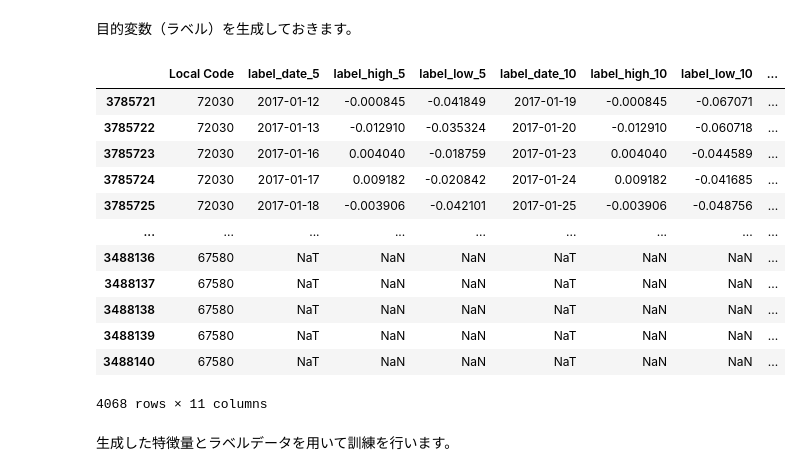
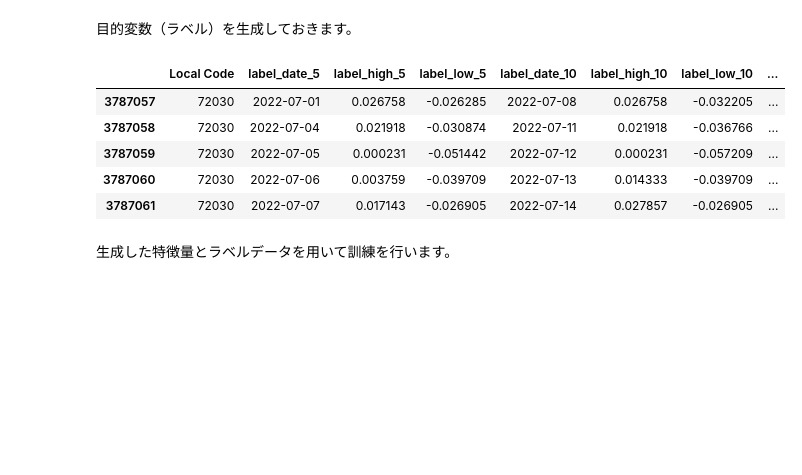
Before and after one commit to dakimura/jquants-sample, a Jupyter notebook: predictor.ipynb, the cells around one changed output. Drawn from its saved outputs; the diff is of its cells as text; code cells hidden in the pictures; blank space fills up the shorter version.

```diff
--- a/predictor.ipynb
+++ b/predictor.ipynb
@@ -63,22 +63,18 @@ stock_labels_csvfile_path = STORAGE_DIR_PATH + "/stock_labels.csv.gz"
 model_dir = STORAGE_DIR_PATH + "/model/"
 
 # デバッグ用の銘柄
-example_codes = [72030, 92010, 67580] # toyota, jal, sony (特に意味はない)
+example_codes = [72030, 92010, 67580] # toyota, jal, sony (特に銘柄選定に意味はないです)
 
-TRAIN_START = "2017-01-01"
-TRAIN_END = "2019-12-31"
-TEST_START = "2020-01-01"
-TEST_END = "2020-11-15"
+# トレーニング・検証データ期間
+train_start_dt: datetime = datetime(2017, 1, 1)
+train_end_dt: datetime = datetime(2020,11,30)
 
 # 訓練結果を保存するファイルパス
 model_path = STORAGE_DIR_PATH + "/model"
 
-# データを使用する期間
-start_dt: datetime = datetime(2017, 1, 1) #, tzinfo=tz.gettz("Asia/Tokyo"))
-end_dt: datetime = datetime(2022, 7, 31) #, tzinfo=tz.gettz("Asia/Tokyo"))
-
-target_date = datetime(2022, 7, 24)
-output_start_dt = datetime(2017, 7, 24)
+# テスト・評価期間
+test_start_dt: datetime = datetime(2021, 1, 1)
+test_end_dt: datetime = datetime(2022, 6, 30)
 # %% [markdown]
 ## データセットの読み込み
 
@@ -629,7 +611,10 @@ get_financial(stock_fin, example_codes[1])
 目的変数（ラベル）を生成しておきます。
 # %%
 def create_label_high_low(stock_code:int, target_date:datetime, lookaheads:List[int], stock_price:pd.DataFrame):
-   df_price = stock_price.loc[(stock_price["Local Code"] == stock_code) & (stock_price["base_date"] <= target_date)].copy()
+   #memo: 例えばtarget_dateが2022-08-01, lookaheads=[1,5,10]だった場合、stock_priceは2022-08-01より10営業日先のデータまではいってないといけない
+
+   #df_price = stock_price.loc[(stock_price["Local Code"] == stock_code) & (stock_price["base_date"] <= target_date)].copy()
+   df_price = stock_price.loc[stock_price["Local Code"] == stock_code].copy()
 
    output_columns = ["Local Code"]
    for lookahead in lookaheads:
@@ -648,17 +633,20 @@ def create_label_high_low(stock_code:int, target_date:datetime, lookaheads:List[
    df_a_stock.loc[df_a_stock.loc[:, "EndOfDayQuote Low"] == 0.0] = np.nan
 
    for lookahead in lookaheads:
+       # df_high_high: base_dateからn営業日の間の高値の最大値
        df_high_high = df_a_stock.loc[:, "EndOfDayQuote High"].rolling(lookahead).max()
        df_high_high = df_high_high.shift(-lookahead)
        df_high_high_diff = df_high_high - df_price.loc[:, "EndOfDayQuote ExchangeOfficialClose"]
        df_price.loc[:, "label_high_{}".format(lookahead)] = df_high_high_diff / df_price.loc[:, "EndOfDayQuote ExchangeOfficialClose"]
 
+       # df_low_low: base_dateからn営業日の間の低音の最小値
        df_low_low = df_a_stock.loc[:, "EndOfDayQuote Low"].rolling(lookahead).min()
        df_low_low = df_low_low.shift(-lookahead)
        df_low_low_diff = df_low_low - df_price.loc[:, "EndOfDayQuote ExchangeOfficialClose"]
        df_price.loc[:, "label_low_{}".format(lookahead)] = df_low_low_diff / df_price.loc[:, "EndOfDayQuote ExchangeOfficialClose"]
 
    df_price.replace(np.inf, np.nan, inplace=True)
+   df_price = df_price[df_price["base_date"] <= target_date]
    return df_price.loc[:, output_columns]
 
 def create_delivery_label_high_low(stock_codes:List[int], target_date:pd.Timestamp, lookaheads:List[int], stock_price:pd.DataFrame):
@@ -672,48 +660,41 @@ def create_delivery_label_high_low(stock_codes:List[int], target_date:pd.Timesta
 def output_stock_labels(stock_labels_csvfile_path:str, df_labels:pd.DataFrame, output_start_dt, end_dt:datetime):
    df_labels = df_labels.set_index("base_date")
    df_labels = df_labels.loc[df_labels.index <= end_dt].copy()
    df_labels.index.name = "base_date"
    df_labels_output = df_labels.loc[(df_labels.index >= output_start_dt) & (df_labels.index <= end_dt)]
    label_output_columns = [
        "Local Code",
        "label_date_5",
        "label_high_5",
        "label_low_5",
        "label_date_10",
        "label_high_10",
        "label_low_10",
        "label_date_20",
        "label_high_20",
        "label_low_20",
    ]
    df_labels_output.to_csv(stock_labels_csvfile_path, compression="gzip", float_format="%.5f", columns=label_output_columns)
 
 
 stock_codes = sorted(stock_price["Local Code"].unique())
 # デバッグ中
 stock_codes = example_codes
 
 lookaheads = [5, 10, 20]
-stock_labels = create_delivery_label_high_low(stock_codes, target_date, lookaheads, stock_price)
+stock_labels = create_delivery_label_high_low(stock_codes, test_end_dt, lookaheads, stock_price)
 stock_labels["base_date"] = stock_price["base_date"]
 
-output_stock_labels(stock_labels_csvfile_path, stock_labels, output_start_dt, target_date)
+output_stock_labels(stock_labels_csvfile_path, stock_labels, test_start_dt, test_end_dt)
 
-stock_labels
+stock_labels[stock_labels["Local Code"]==example_codes[0]].tail()
 # %% [output]
 |  | Local Code | label_date_5 | label_high_5 | label_low_5 | label_date_10 | label_high_10 | label_low_10 | ... |
-| 3785721 | 72030 | 2017-01-12 | -0.000845 | -0.041849 | 2017-01-19 | -0.000845 | -0.067071 | ... |
-| 3785722 | 72030 | 2017-01-13 | -0.012910 | -0.035324 | 2017-01-20 | -0.012910 | -0.060718 | ... |
-| 3785723 | 72030 | 2017-01-16 | 0.004040 | -0.018759 | 2017-01-23 | 0.004040 | -0.044589 | ... |
-| 3785724 | 72030 | 2017-01-17 | 0.009182 | -0.020842 | 2017-01-24 | 0.009182 | -0.041685 | ... |
-| 3785725 | 72030 | 2017-01-18 | -0.003906 | -0.042101 | 2017-01-25 | -0.003906 | -0.048756 | ... |
-| ... | ... | ... | ... | ... | ... | ... | ... | ... |
-| 3488136 | 67580 | NaT | NaN | NaN | NaT | NaN | NaN | ... |
-| 3488137 | 67580 | NaT | NaN | NaN | NaT | NaN | NaN | ... |
-| 3488138 | 67580 | NaT | NaN | NaN | NaT | NaN | NaN | ... |
-| 3488139 | 67580 | NaT | NaN | NaN | NaT | NaN | NaN | ... |
-| 3488140 | 67580 | NaT | NaN | NaN | NaT | NaN | NaN | ... |
+| 3787057 | 72030 | 2022-07-01 | 0.026758 | -0.026285 | 2022-07-08 | 0.026758 | -0.032205 | ... |
+| 3787058 | 72030 | 2022-07-04 | 0.021918 | -0.030874 | 2022-07-11 | 0.021918 | -0.036766 | ... |
+| 3787059 | 72030 | 2022-07-05 | 0.000231 | -0.051442 | 2022-07-12 | 0.000231 | -0.057209 | ... |
+| 3787060 | 72030 | 2022-07-06 | 0.003759 | -0.039709 | 2022-07-13 | 0.014333 | -0.039709 | ... |
+| 3787061 | 72030 | 2022-07-07 | 0.017143 | -0.026905 | 2022-07-14 | 0.027857 | -0.026905 | ... |
-4068 rows × 11 columns
 # %% [markdown]
 生成した特徴量とラベルデータを用いて訓練を行います。
 # %%
```
Also changed, not shown: parts of 10 cells of this notebook, 1 other file.
